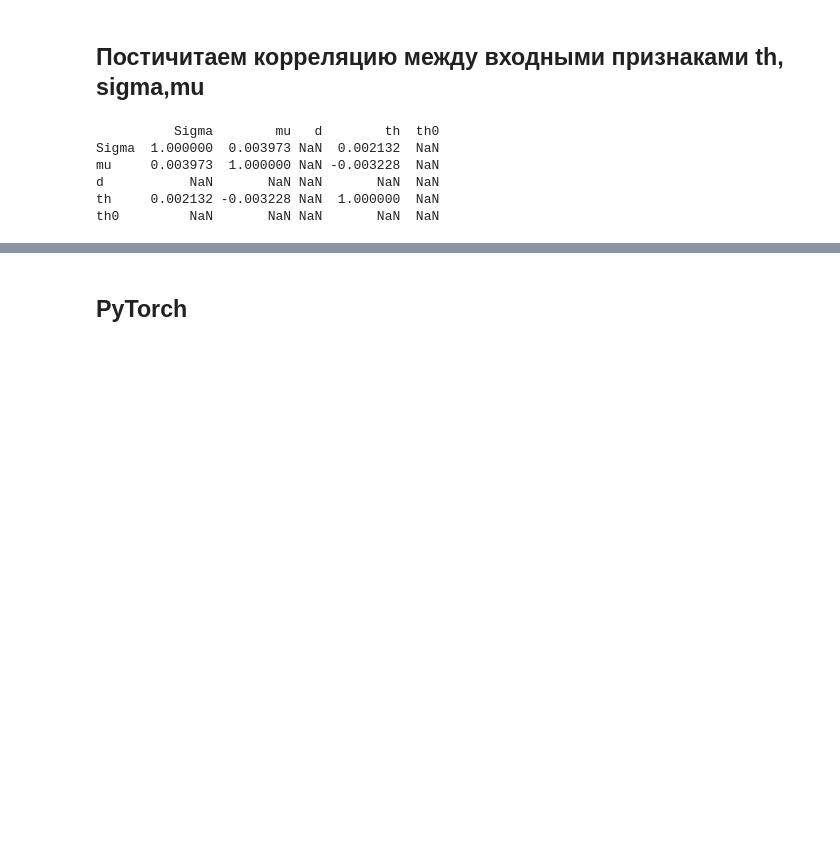
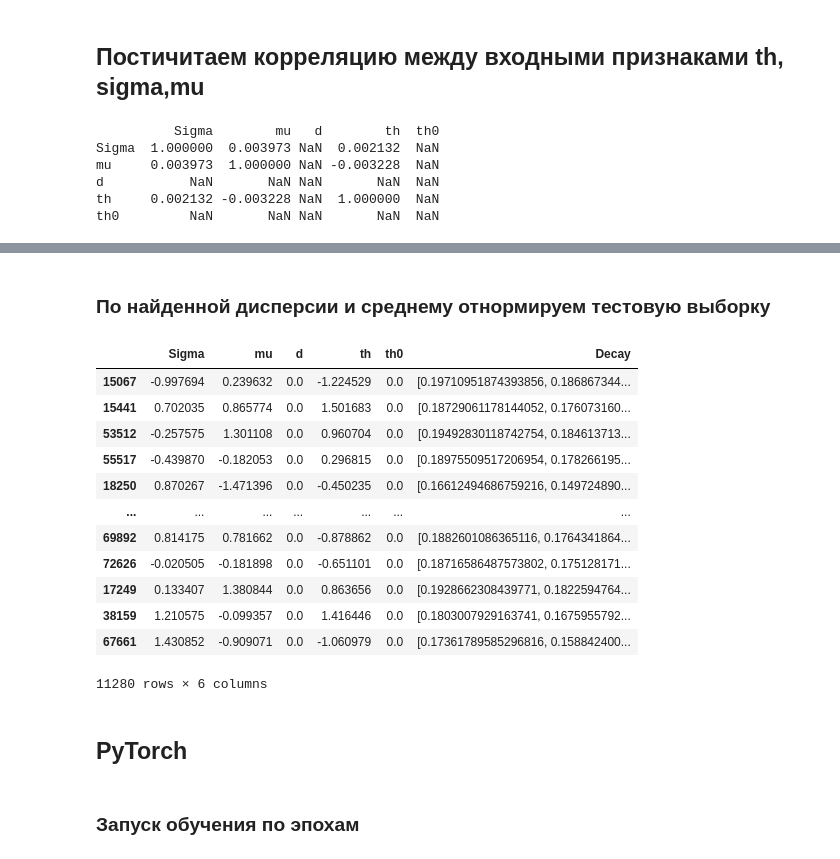
Before and after one commit to AAYamoldin/Diploma, a Jupyter notebook: pulse/FirstTry.ipynb, the cells around one changed output, grey strips where cells are left out. Saved outputs shown, nothing was run; the diff lists cells and outputs as text; code cells hidden in the pictures; blank space fills up the shorter version.

```diff
--- a/pulse/FirstTry.ipynb
+++ b/pulse/FirstTry.ipynb
@@ -219,3 +227,22 @@ Name: loss, Length: 37600, dtype: float64
+# %% [markdown]
+### По найденной дисперсии и среднему отнормируем тестовую выборку
+# %%
+test_data.iloc[:, 0:5] = scaler.transform(test_data.iloc[:, 0:5])
+test_data
+# %% [output]
+|  | Sigma | mu | d | th | th0 | Decay |
+| 15067 | -0.997694 | 0.239632 | 0.0 | -1.224529 | 0.0 | [0.19710951874393856, 0.186867344... |
+| 15441 | 0.702035 | 0.865774 | 0.0 | 1.501683 | 0.0 | [0.18729061178144052, 0.176073160... |
+| 53512 | -0.257575 | 1.301108 | 0.0 | 0.960704 | 0.0 | [0.19492830118742754, 0.184613713... |
+| 55517 | -0.439870 | -0.182053 | 0.0 | 0.296815 | 0.0 | [0.18975509517206954, 0.178266195... |
+| 18250 | 0.870267 | -1.471396 | 0.0 | -0.450235 | 0.0 | [0.16612494686759216, 0.149724890... |
+| ... | ... | ... | ... | ... | ... | ... |
+| 69892 | 0.814175 | 0.781662 | 0.0 | -0.878862 | 0.0 | [0.1882601086365116, 0.1764341864... |
+| 72626 | -0.020505 | -0.181898 | 0.0 | -0.651101 | 0.0 | [0.18716586487573802, 0.175128171... |
+| 17249 | 0.133407 | 1.380844 | 0.0 | 0.863656 | 0.0 | [0.1928662308439771, 0.1822594764... |
+| 38159 | 1.210575 | -0.099357 | 0.0 | 1.416446 | 0.0 | [0.1803007929163741, 0.1675955792... |
+| 67661 | 1.430852 | -0.909071 | 0.0 | -1.060979 | 0.0 | [0.17361789585296816, 0.158842400... |
+11280 rows × 6 columns
 # %% [markdown]
 ## PyTorch
 # %%
@@ -223,0 +275,2 @@ import torch.nn.functional as F
+# %% [markdown]
+### Запуск обучения по эпохам
```
Also changed, not shown: parts of 18 cells of this notebook.
